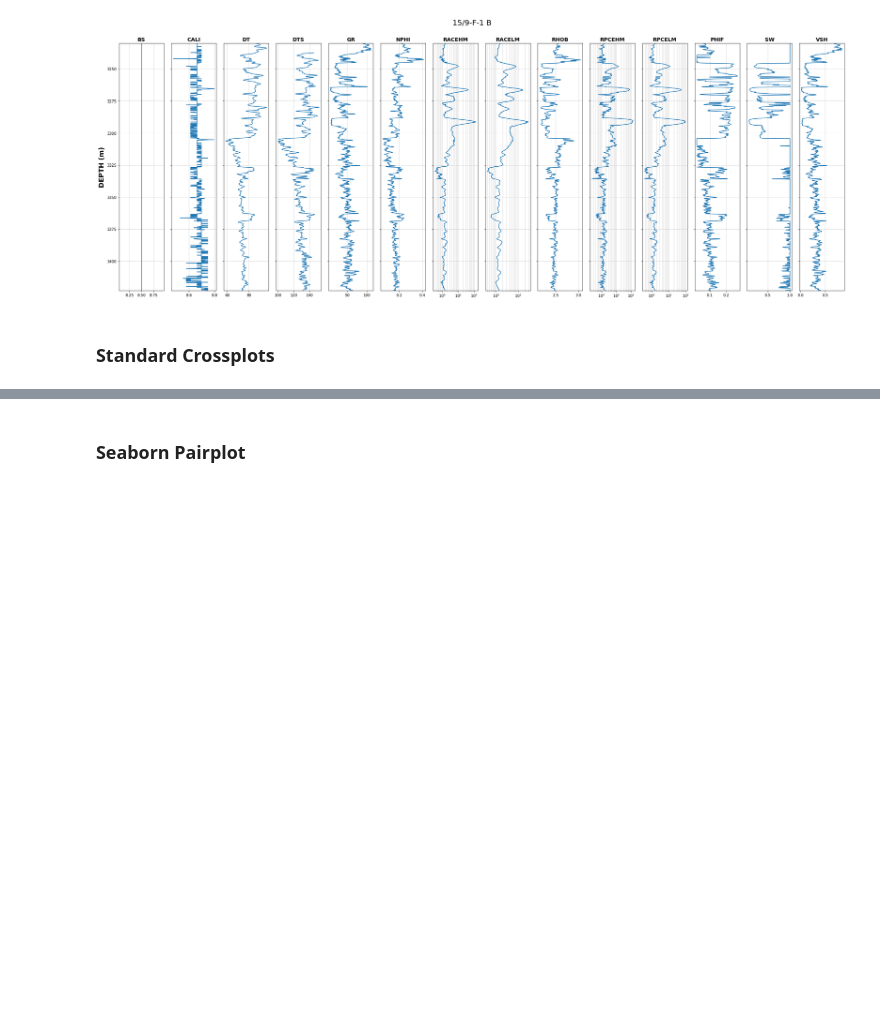
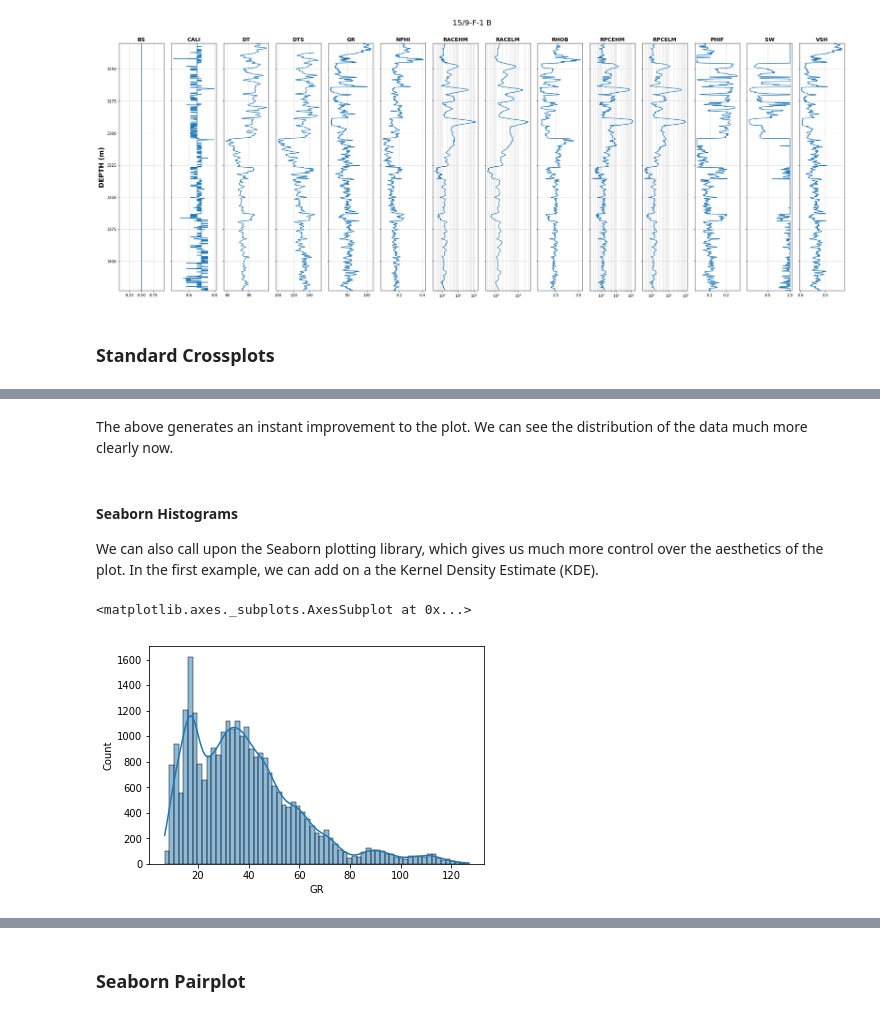
Before and after one commit to SPWLA-ORG/spwla2021_ml_workshop, a Jupyter notebook: 1.1 - Data Exploration.ipynb, the cells around one changed output, grey strips where cells are left out. Cells and saved outputs as stored; diff of their text form; code cells hidden in the pictures; blank space fills up the shorter version.

Commit message:
Updating Data Exploration Notebook

```diff
--- a/1.1 - Data Exploration.ipynb
+++ b/1.1 - Data Exploration.ipynb
@@ -257,0 +312,11 @@ make_xplot(grouped, 'DT', 'DTS', 'GR', 1, 5, [40, 140], [40, 240], 0, 100)
+# %% [markdown]
+The above generates an instant improvement to the plot. We can see the distribution of the data much more clearly now.
+# %% [markdown]
+#### Seaborn Histograms
+
+We can also call upon the Seaborn plotting library, which gives us much more control over the aesthetics of the plot. In the first example, we can add on a the Kernel Density Estimate (KDE).
+# %%
+sns.histplot(df, x='GR', kde=True)
+# %% [output]
+<matplotlib.axes._subplots.AxesSubplot at 0x...>
+[figure, added]
```
Also changed, not shown: parts of 29 cells of this notebook, 1 other file.
